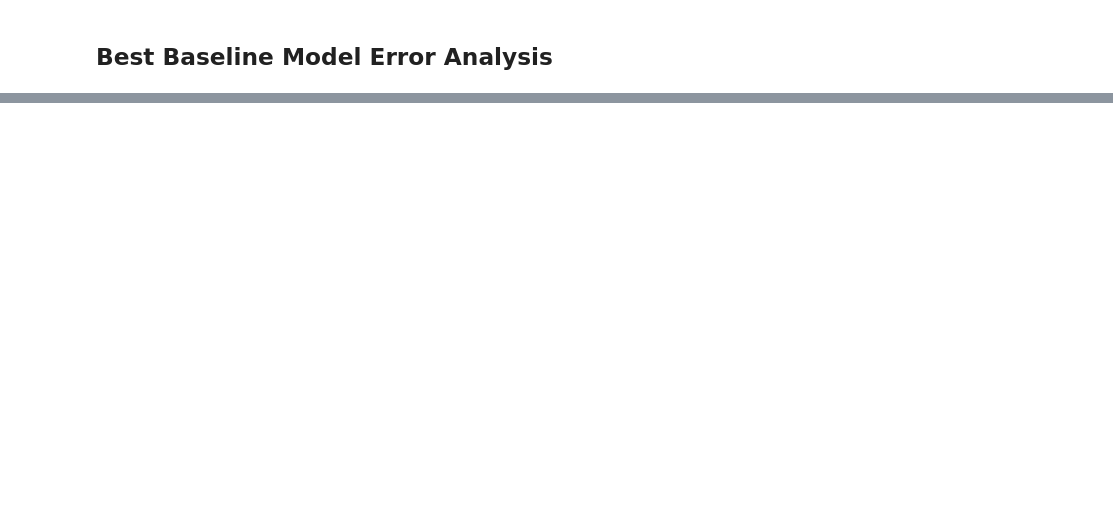
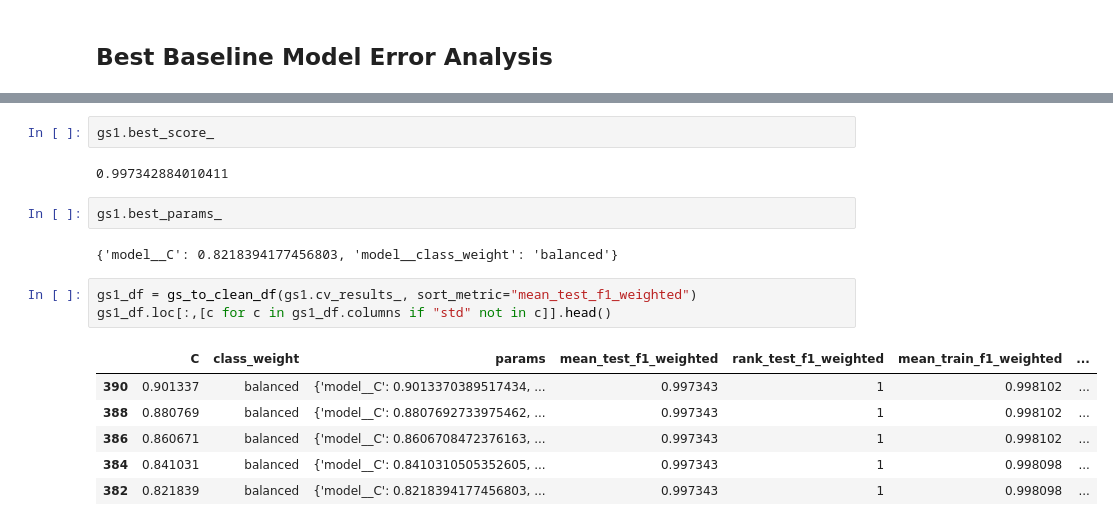
Before and after one commit to BradenAnderson/Quant-Case-Studies, a Jupyter notebook: 05_FirewallTraffic/AndersonLam_CS5.ipynb, the cells around one changed output, grey strips where cells are left out. Drawn from its saved outputs; the diff is of its cells as text; blank space fills up the shorter version.

```diff
--- a/05_FirewallTraffic/AndersonLam_CS5.ipynb
+++ b/05_FirewallTraffic/AndersonLam_CS5.ipynb
@@ -191,0 +226,18 @@ Name: columns_encoded, Length: 128, dtype: object
+# %%
+gs1.best_score_
+# %% [output]
+0.997342884010411
+# %%
+gs1.best_params_
+# %% [output]
+{'model__C': 0.8218394177456803, 'model__class_weight': 'balanced'}
+# %%
+gs1_df = gs_to_clean_df(gs1.cv_results_, sort_metric="mean_test_f1_weighted")
+gs1_df.loc[:,[c for c in gs1_df.columns if "std" not in c]].head()
+# %% [output]
+|  | C | class_weight | params | mean_test_f1_weighted | rank_test_f1_weighted | mean_train_f1_weighted | ... |
+| 390 | 0.901337 | balanced | {'model__C': 0.9013370389517434, ... | 0.997343 | 1 | 0.998102 | ... |
+| 388 | 0.880769 | balanced | {'model__C': 0.8807692733975462, ... | 0.997343 | 1 | 0.998102 | ... |
+| 386 | 0.860671 | balanced | {'model__C': 0.8606708472376163, ... | 0.997343 | 1 | 0.998102 | ... |
+| 384 | 0.841031 | balanced | {'model__C': 0.8410310505352605, ... | 0.997343 | 1 | 0.998098 | ... |
+| 382 | 0.821839 | balanced | {'model__C': 0.8218394177456803, ... | 0.997343 | 1 | 0.998098 | ... |
```
Also changed, not shown: parts of 4 cells of this notebook, 1 other file.
